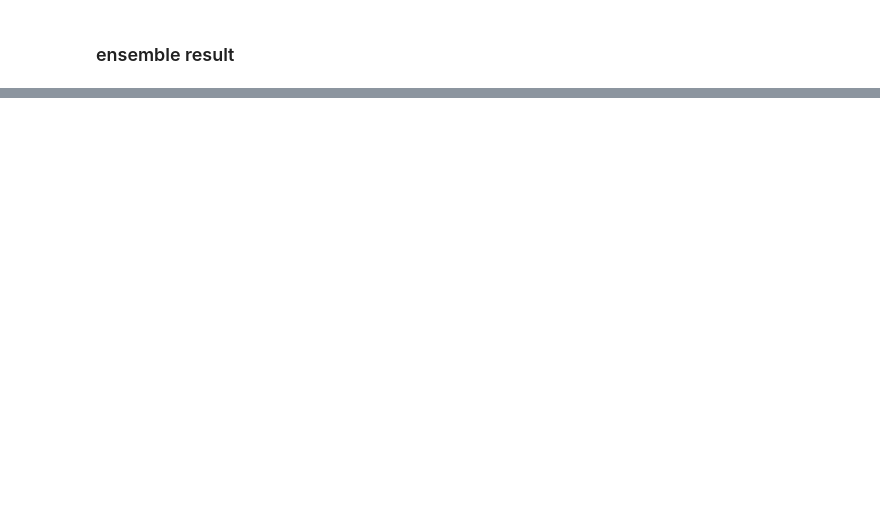
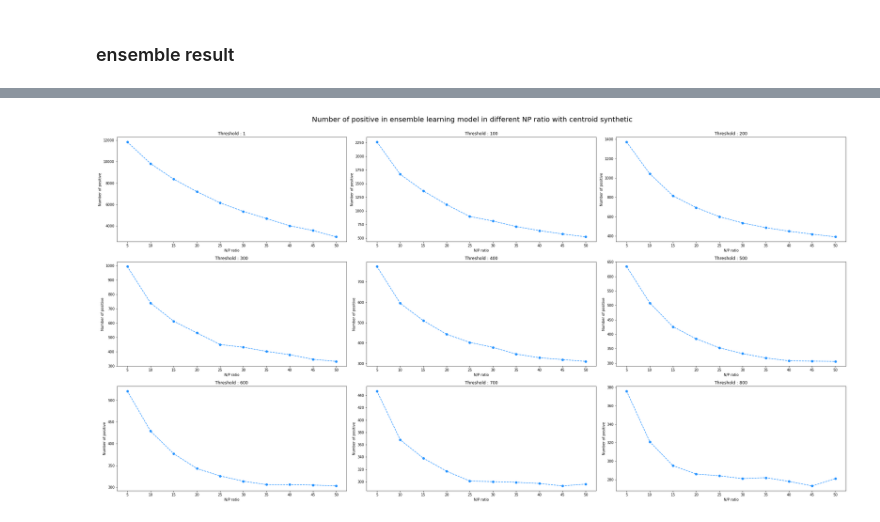
Before and after one commit to brucewu1996/LIHC-Anomaly-detection, a Jupyter notebook: candidate_gene_selection.ipynb, the cells around one changed output, grey strips where cells are left out. Saved outputs shown, nothing was run; the diff lists cells and outputs as text; code cells hidden in the pictures; blank space fills up the shorter version.

```diff
--- a/candidate_gene_selection.ipynb
+++ b/candidate_gene_selection.ipynb
@@ -5,5 +5,3 @@ import matplotlib.pyplot as plt
 from sklearn.preprocessing import StandardScaler
 import seaborn as sns
 import re
-# %%
-output_path = "/data/bruce/progress_report/lihc/0531/"
@@ -278,4 +38,0 @@ N/P ratio : 25
-# %%
-threshold = 7000
-np_r = 25
-y_pred = ensemble_result(r_path,prefix,threshold,np_r,19663,binary_flag=True)
@@ -310,0 +50,12 @@ candidate_df = pd.DataFrame({'ID' : pca_df.index,'Label' : pca_df['Label'].value
+# %%
+def ensemble_result(result_path,prefix,threshold,ratio,binary_flag = False) :
+
+    file_name = result_path + prefix + '_vote_np_ratio_'+str(ratio)+ '.npy'
+    p_r = np.load(file_name)
+    #transform vote number to binary 0/1
+    if binary_flag :
+            positive_idx = p_r >= threshold
+            p_r[positive_idx] = 1
+            p_r[~positive_idx] = 0
+
+    return p_r
@@ -310,0 +175,31 @@ candidate_df = pd.DataFrame({'ID' : pca_df.index,'Label' : pca_df['Label'].value
+# %%
+y = np.zeros(centroid_with_synthetic_df.shape[0])
+pos_id = list(ens_id)
+for x in range(206) :
+    k = 'Centroid' + str(x)
+    pos_id.append(k)
+
+pos_idx = [x in pos_id for x in centroid_with_synthetic_df.index]
+y[pos_idx] = 1
+
+np_r = np.arange(5,55,5)
+th = np.arange(0,1000,100)
+th[0] = 1
+np_r = np.arange(5,55,5)
+
+fig, axs = plt.subplots(3,3, figsize=(30,15))
+axes = axs.ravel()
+for idx,ax in enumerate(axes) :
+    t = th[idx]
+    a,r,p,n = grid_search_of_ensemble_vote_threshold(path_l[0],prefix_l[0],y,[t],np_r)
+    ax.plot(np_r,n, '--o', label='Number of positive',color = "dodgerblue")
+    ax.set_xlabel('N/P ratio')
+    ax.set_ylabel('Number of positive')
+    ax.set_title('Threshold : ' + str(t))
+    ax.set_xticks(np_r)
+    ax.set_xticklabels(np_r)
+plt.tight_layout()
+plt.suptitle('Number of positive in ensemble learning model in different NP ratio with centroid synthetic',fontsize = 20,y=1.03)
+plt.savefig(output_path + 'n_pos_of_ensemble_learning_model_centroid.png',bbox_inches = 'tight')
+# %% [output]
+[figure, added]
```
Also changed, not shown: parts of 62 cells of this notebook, 11 other files.
